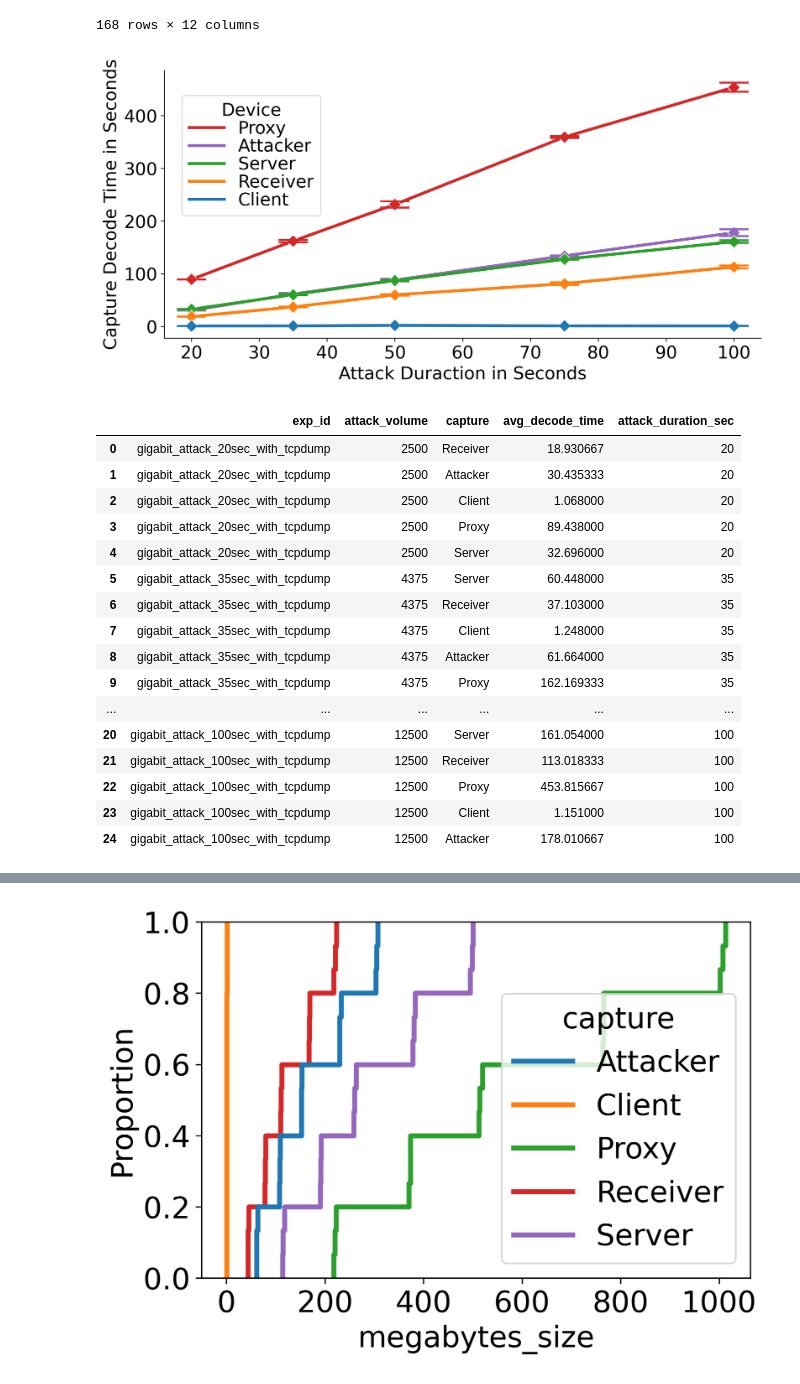
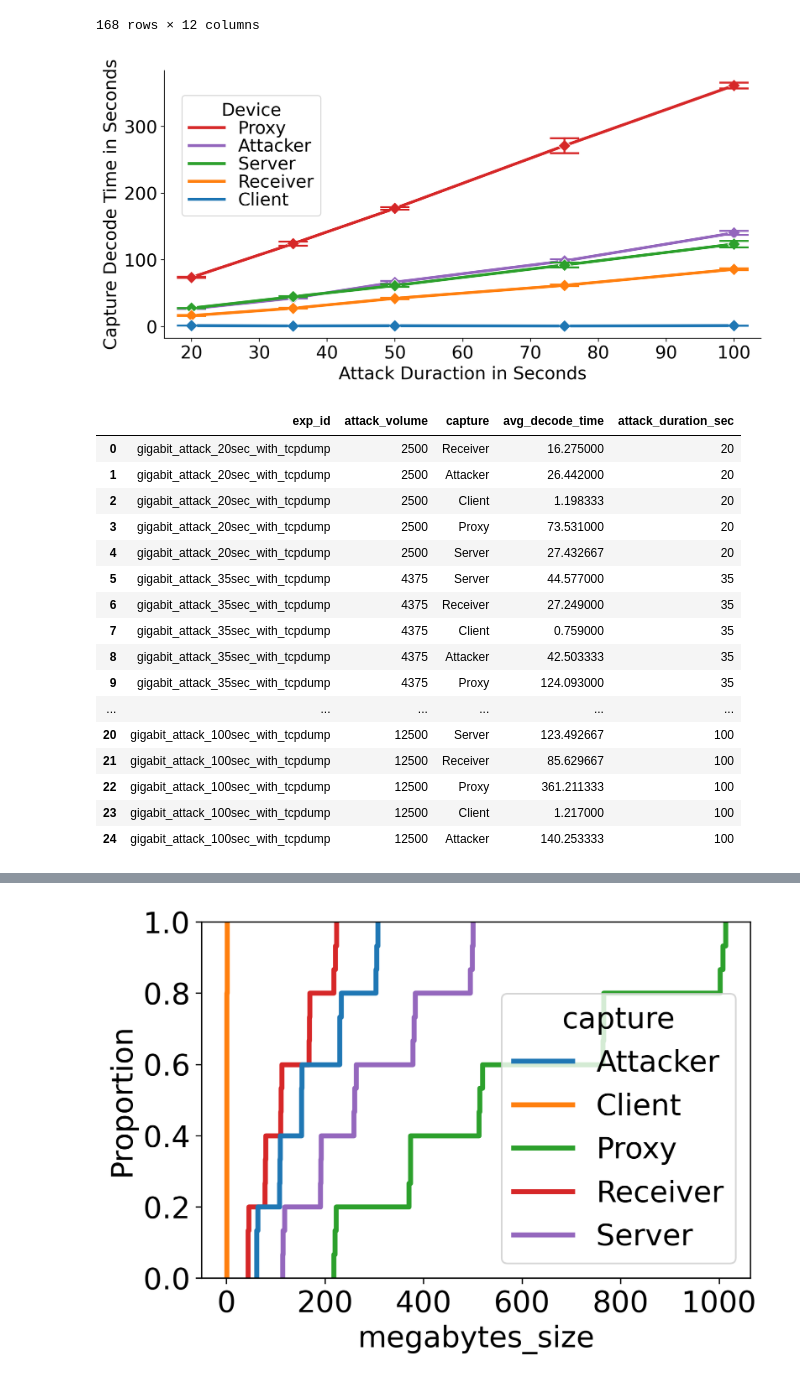
Before and after one commit to amirfarhat/dos-californium, a Jupyter notebook: notebooks/polars_multi_send_to_db_play.ipynb, the cells around one changed output, grey strips where cells are left out. Cells and saved outputs as stored; diff of their text form; code cells hidden in the pictures.

```diff
--- a/notebooks/polars_multi_send_to_db_play.ipynb
+++ b/notebooks/polars_multi_send_to_db_play.ipynb
@@ -842,24 +842,27 @@ mdf
 168 rows × 12 columns
 # %%
 d = list()
-with open("/home/ubuntu/dos-californium/decode_lines.txt", "r") as f:
+# with open("/home/ubuntu/dos-californium/decode_lines.txt", "r") as f:
+with open("/home/ubuntu/dos-californium/redone_decode_lines.txt", "r") as f:
   for i, L in enumerate(f):
-    L = L.rstrip().replace("\t", " ").replace("-real ", "/real/").replace(":", "/")
+    L = L.rstrip().replace("\t", " ").replace("-real ", "/real/").replace(":real ", "/real/").replace(":", "/").replace("-", "/")
     parts = L.split("/")
-    exp_id = parts[0].replace("file_", "")
+    group_id = parts[0].replace("file_", "")
+    exp_id = parts[1].replace("process_", "").replace(".log", "")
     if i % 2 == 0:
-      dump = parts[-1]
+      dump = parts[-1].replace("client1", "client").replace("_dump.pcap", "").title()
       d.append({
+        "group_id": group_id,
         "exp_id": exp_id,
-        "dump": dump,
-        "time": None
+        "capture": dump,
+        "decode_time_sec": None
       })
     else:
       s = parts[-1]
       mins = int(s[:s.index("m")])
       secs = float(s[s.index("m")+1:-1])
       time = mins*60 + secs
-      d[-1]["time"] = time
+      d[-1]["decode_time_sec"] = time
 
 df = pd.DataFrame.from_dict(d)
 
@@ -875,11 +878,7 @@ volumes = [
 ]
 vdf = pd.DataFrame.from_records(volumes)
 
-
 df = df.merge(vdf, on="exp_id")
-df.rename(columns={
-  "dump": "capture",
-}, inplace=True)
 df["capture"] = df["capture"].str.replace("_dump.pcap", "")
 df["capture"] = df["capture"].str.replace("client1", "client")
 df = df[df["exp_id"].str.startswith("gigabit_attack")]
@@ -889,7 +888,7 @@ gdf = (
   df
   .groupby(by=["exp_id", "attack_volume", "capture"])
   .agg(
-    avg_decode_time=("time", "mean"),
+    avg_decode_time=("decode_time_sec", "mean"),
     attack_duration_sec=("duration_sec", "max")
   )
   .sort_values(by="attack_volume")
@@ -902,7 +901,7 @@ g = sns.relplot(
   ci="sd",
   err_style="bars",
   x="duration_sec",
-  y="time",
+  y="decode_time_sec",
   hue="capture",
   hue_order=[
     'Proxy',
@@ -915,51 +914,51 @@ g = sns.relplot(
     'Proxy': "tab:red",
     'Attacker': "tab:purple",
     'Server': "tab:green",
     'Receiver': "tab:orange",
     'Client': "tab:blue",
   },
   marker='D',
   height=5,
   aspect=2,
   err_kws={
     "elinewidth": 2,
     "capthick": 2,
     "capsize": 15,
   }
 )
 
 g.set(xlabel="Attack Duraction in Seconds", ylabel="Capture Decode Time in Seconds")
 sns.move_legend(
   g,
   "upper left",
   title="Device",
   frameon=True,
   labelspacing=0.05,
   bbox_to_anchor=(.125, .9),
   markerfirst=True,
 )
 plt.show()
 
 gdf
 # %% [output]
-[figure, old version]
+[figure, new version]
 |  | exp_id | attack_volume | capture | avg_decode_time | attack_duration_sec |
-| 0 | gigabit_attack_20sec_with_tcpdump | 2500 | Receiver | 18.930667 | 20 |
-| 1 | gigabit_attack_20sec_with_tcpdump | 2500 | Attacker | 30.435333 | 20 |
-| 2 | gigabit_attack_20sec_with_tcpdump | 2500 | Client | 1.068000 | 20 |
-| 3 | gigabit_attack_20sec_with_tcpdump | 2500 | Proxy | 89.438000 | 20 |
-| 4 | gigabit_attack_20sec_with_tcpdump | 2500 | Server | 32.696000 | 20 |
-| 5 | gigabit_attack_35sec_with_tcpdump | 4375 | Server | 60.448000 | 35 |
-| 6 | gigabit_attack_35sec_with_tcpdump | 4375 | Receiver | 37.103000 | 35 |
-| 7 | gigabit_attack_35sec_with_tcpdump | 4375 | Client | 1.248000 | 35 |
-| 8 | gigabit_attack_35sec_with_tcpdump | 4375 | Attacker | 61.664000 | 35 |
-| 9 | gigabit_attack_35sec_with_tcpdump | 4375 | Proxy | 162.169333 | 35 |
+| 0 | gigabit_attack_20sec_with_tcpdump | 2500 | Receiver | 16.275000 | 20 |
+| 1 | gigabit_attack_20sec_with_tcpdump | 2500 | Attacker | 26.442000 | 20 |
+| 2 | gigabit_attack_20sec_with_tcpdump | 2500 | Client | 1.198333 | 20 |
+| 3 | gigabit_attack_20sec_with_tcpdump | 2500 | Proxy | 73.531000 | 20 |
+| 4 | gigabit_attack_20sec_with_tcpdump | 2500 | Server | 27.432667 | 20 |
+| 5 | gigabit_attack_35sec_with_tcpdump | 4375 | Server | 44.577000 | 35 |
+| 6 | gigabit_attack_35sec_with_tcpdump | 4375 | Receiver | 27.249000 | 35 |
+| 7 | gigabit_attack_35sec_with_tcpdump | 4375 | Client | 0.759000 | 35 |
+| 8 | gigabit_attack_35sec_with_tcpdump | 4375 | Attacker | 42.503333 | 35 |
+| 9 | gigabit_attack_35sec_with_tcpdump | 4375 | Proxy | 124.093000 | 35 |
 | ... | ... | ... | ... | ... | ... |
-| 20 | gigabit_attack_100sec_with_tcpdump | 12500 | Server | 161.054000 | 100 |
-| 21 | gigabit_attack_100sec_with_tcpdump | 12500 | Receiver | 113.018333 | 100 |
-| 22 | gigabit_attack_100sec_with_tcpdump | 12500 | Proxy | 453.815667 | 100 |
-| 23 | gigabit_attack_100sec_with_tcpdump | 12500 | Client | 1.151000 | 100 |
-| 24 | gigabit_attack_100sec_with_tcpdump | 12500 | Attacker | 178.010667 | 100 |
+| 20 | gigabit_attack_100sec_with_tcpdump | 12500 | Server | 123.492667 | 100 |
+| 21 | gigabit_attack_100sec_with_tcpdump | 12500 | Receiver | 85.629667 | 100 |
+| 22 | gigabit_attack_100sec_with_tcpdump | 12500 | Proxy | 361.211333 | 100 |
+| 23 | gigabit_attack_100sec_with_tcpdump | 12500 | Client | 1.217000 | 100 |
+| 24 | gigabit_attack_100sec_with_tcpdump | 12500 | Attacker | 140.253333 | 100 |
 # %%
 d = list()
 with open("/home/ubuntu/dos-californium/gigabit_dump_sizes.txt", "r") as f:
```
Also changed, not shown: parts of 10 cells of this notebook, 4 other files.
